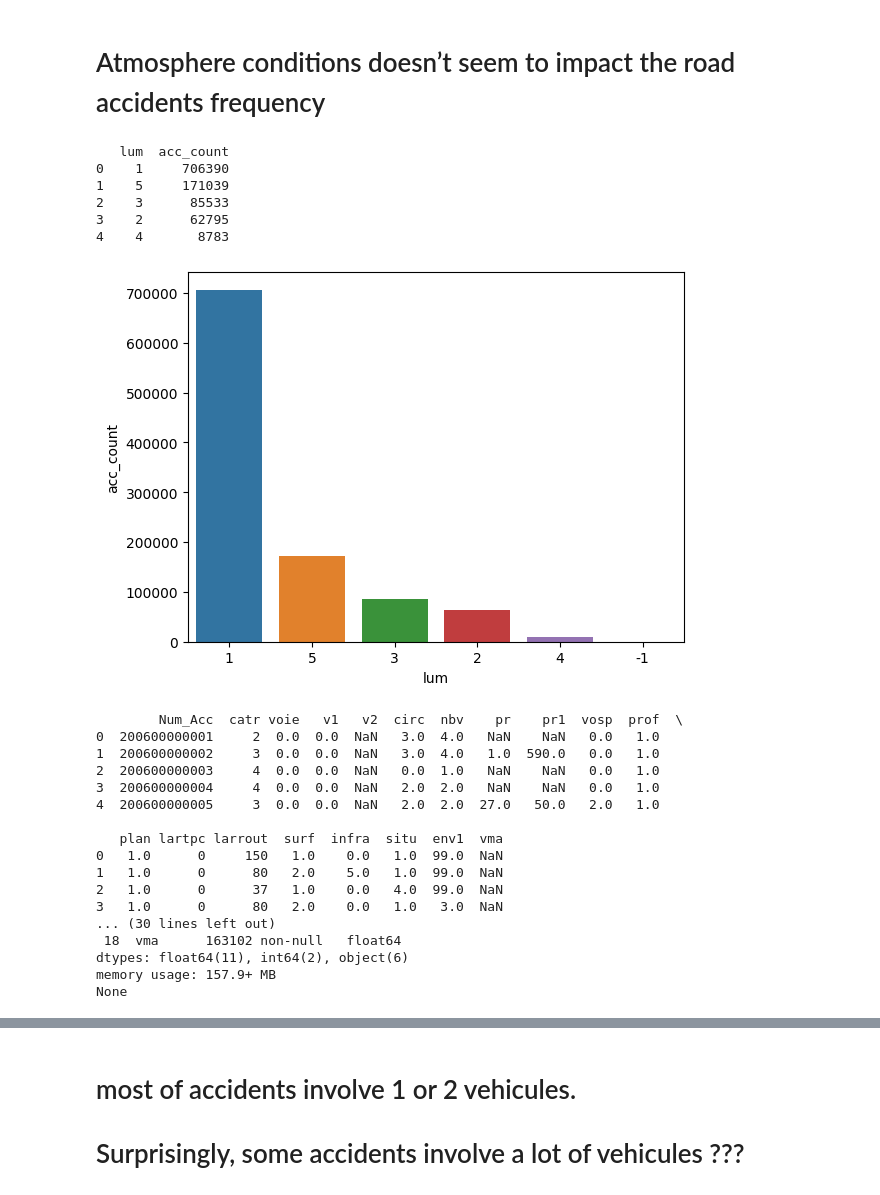
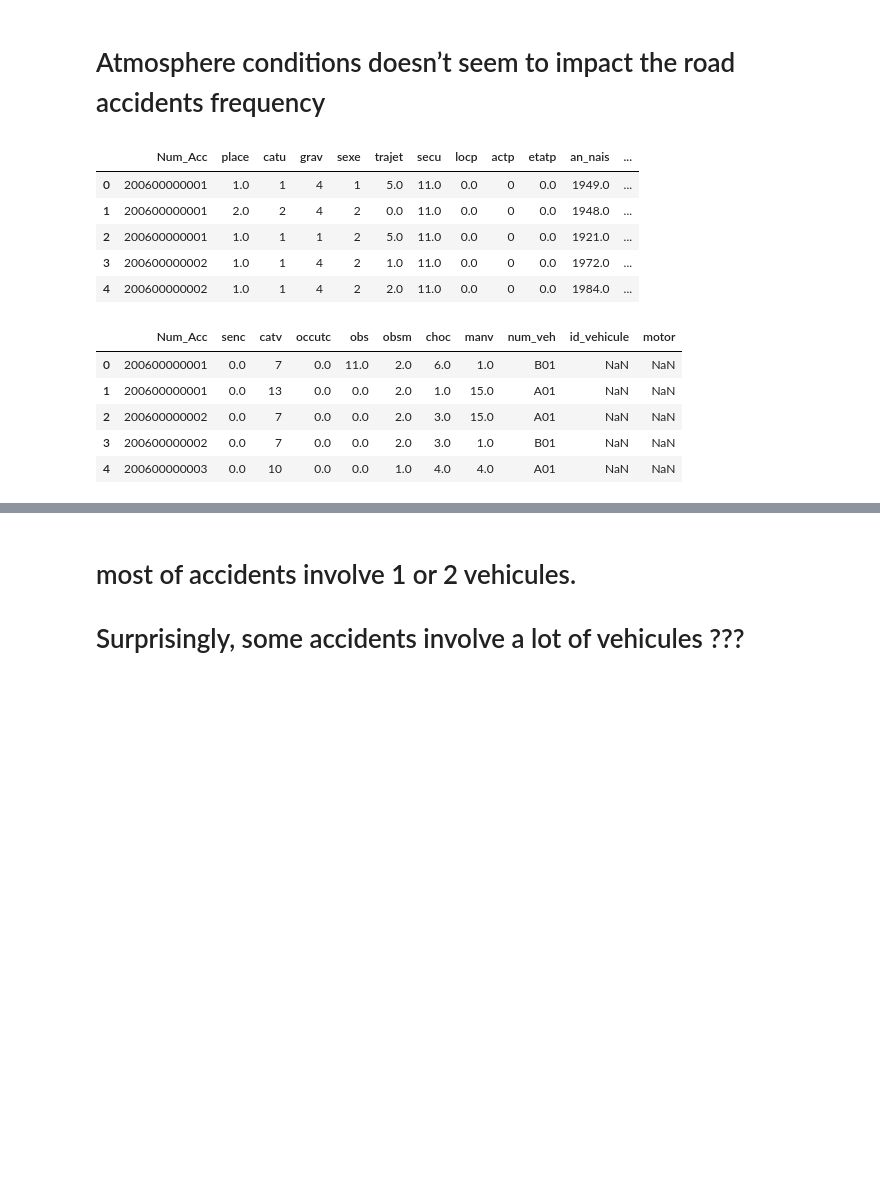
Before and after one commit to trungsi/DS-project---Road-accidents-in-France, a Jupyter notebook: Road_accidents_model_2.ipynb, the cells around one changed output, grey strips where cells are left out. Drawn from its saved outputs; the diff is of its cells as text; code cells hidden in the pictures; blank space fills up the shorter version.

```diff
--- a/Road_accidents_model_2.ipynb
+++ b/Road_accidents_model_2.ipynb
@@ -108,48 +49,25 @@ sns.barplot(x='atm', y='acc_count', data=atm_count, order=atm_count.atm);
 # %% [markdown]
 # Atmosphere conditions doesn’t seem to impact the road accidents frequency
 # %%
-lum_count = df_carac.lum.value_counts()
-lum_count = lum_count.to_frame().reset_index().rename(columns={'lum': 'acc_count', 'index': 'lum'})
-print(lum_count.head())
-sns.barplot(x='lum', y='acc_count', data=lum_count, order=lum_count.lum);
+# load usagers files
+df_usagers = utils.read_usagers_files()
+df_usagers.head()
 # %% [output]
-   lum  acc_count
-0    1     706390
-1    5     171039
-2    3      85533
-3    2      62795
-4    4       8783
-[figure, removed]
+|  | Num_Acc | place | catu | grav | sexe | trajet | secu | locp | actp | etatp | an_nais | ... |
+| 0 | 200600000001 | 1.0 | 1 | 4 | 1 | 5.0 | 11.0 | 0.0 | 0 | 0.0 | 1949.0 | ... |
+| 1 | 200600000001 | 2.0 | 2 | 4 | 2 | 0.0 | 11.0 | 0.0 | 0 | 0.0 | 1948.0 | ... |
+| 2 | 200600000001 | 1.0 | 1 | 1 | 2 | 5.0 | 11.0 | 0.0 | 0 | 0.0 | 1921.0 | ... |
+| 3 | 200600000002 | 1.0 | 1 | 4 | 2 | 1.0 | 11.0 | 0.0 | 0 | 0.0 | 1972.0 | ... |
+| 4 | 200600000002 | 1.0 | 1 | 4 | 2 | 2.0 | 11.0 | 0.0 | 0 | 0.0 | 1984.0 | ... |
 # %%
-# read lieux
-dfs = []
-for y in range(2006, 2019):
-    dfs.append(pd.read_csv(base_url + 'lieux_' + str(y) + '.csv?raw=true', sep=',', encoding='ISO-8859-1'))
-for y in range(2019, 2022):
-    dfs.append(pd.read_csv(base_url + 'lieux_' + str(y) + '.csv?raw=true', sep=';', encoding='ISO-8859-1'))
-
-df_lieux = pd.concat(dfs)
-print(df_lieux.head())
-print(df_lieux.v1.unique())
-print(df_lieux.v2.unique())
-
-print(df_lieux.info(show_counts=True))
+# load vehicules files
+df_vehicules = utils.read_vehicules_files()
+df_vehicules.head()
 # %% [output]
-        Num_Acc  catr voie   v1   v2  circ  nbv    pr    pr1  vosp  prof  \
-0  200600000001     2  0.0  0.0  NaN   3.0  4.0   NaN    NaN   0.0   1.0
-1  200600000002     3  0.0  0.0  NaN   3.0  4.0   1.0  590.0   0.0   1.0
-2  200600000003     4  0.0  0.0  NaN   0.0  1.0   NaN    NaN   0.0   1.0
-3  200600000004     4  0.0  0.0  NaN   2.0  2.0   NaN    NaN   0.0   1.0
-4  200600000005     3  0.0  0.0  NaN   2.0  2.0  27.0   50.0   2.0   1.0
-
-   plan lartpc larrout  surf  infra  situ  env1  vma
-0   1.0      0     150   1.0    0.0   1.0  99.0  NaN
-1   1.0      0      80   2.0    5.0   1.0  99.0  NaN
-2   1.0      0      37   1.0    0.0   4.0  99.0  NaN
-3   1.0      0      80   2.0    0.0   1.0   3.0  NaN
-... (30 lines left out)
- 18  vma      163102 non-null   float64
-dtypes: float64(11), int64(2), object(6)
-memory usage: 157.9+ MB
-None
+|  | Num_Acc | senc | catv | occutc | obs | obsm | choc | manv | num_veh | id_vehicule | motor |
+| 0 | 200600000001 | 0.0 | 7 | 0.0 | 11.0 | 2.0 | 6.0 | 1.0 | B01 | NaN | NaN |
+| 1 | 200600000001 | 0.0 | 13 | 0.0 | 0.0 | 2.0 | 1.0 | 15.0 | A01 | NaN | NaN |
+| 2 | 200600000002 | 0.0 | 7 | 0.0 | 0.0 | 2.0 | 3.0 | 15.0 | A01 | NaN | NaN |
+| 3 | 200600000002 | 0.0 | 7 | 0.0 | 0.0 | 2.0 | 3.0 | 1.0 | B01 | NaN | NaN |
+| 4 | 200600000003 | 0.0 | 10 | 0.0 | 0.0 | 1.0 | 4.0 | 4.0 | A01 | NaN | NaN |
 # %%
```
Also changed, not shown: parts of 11 cells of this notebook, 31 other files.
